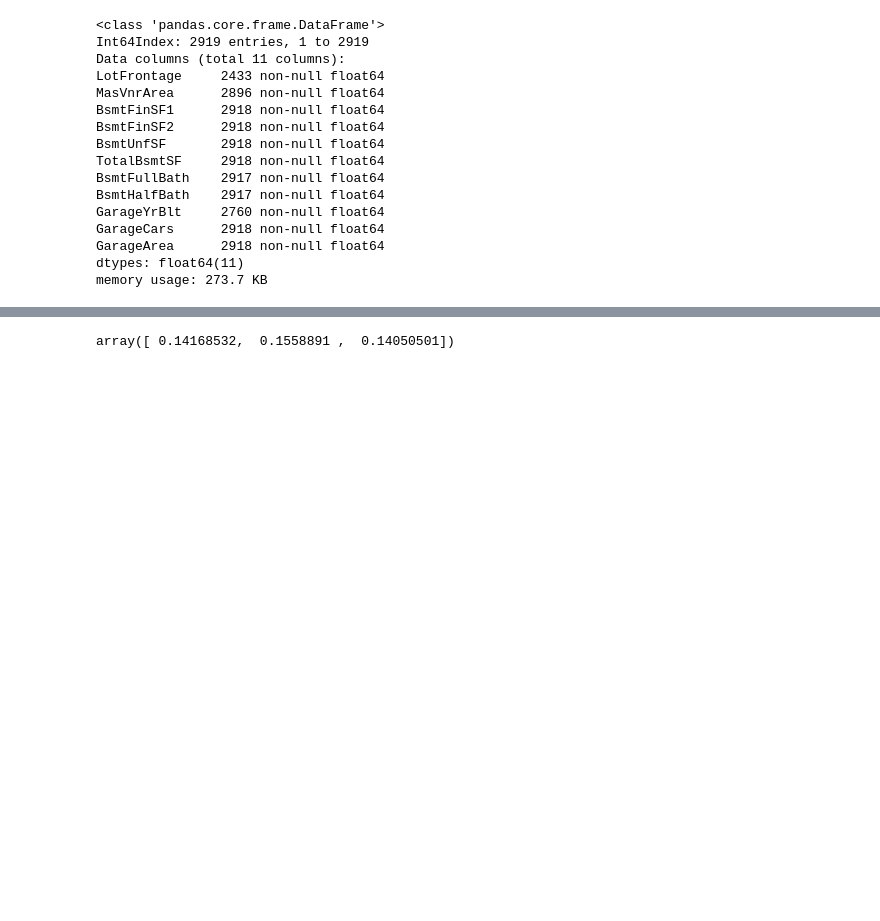
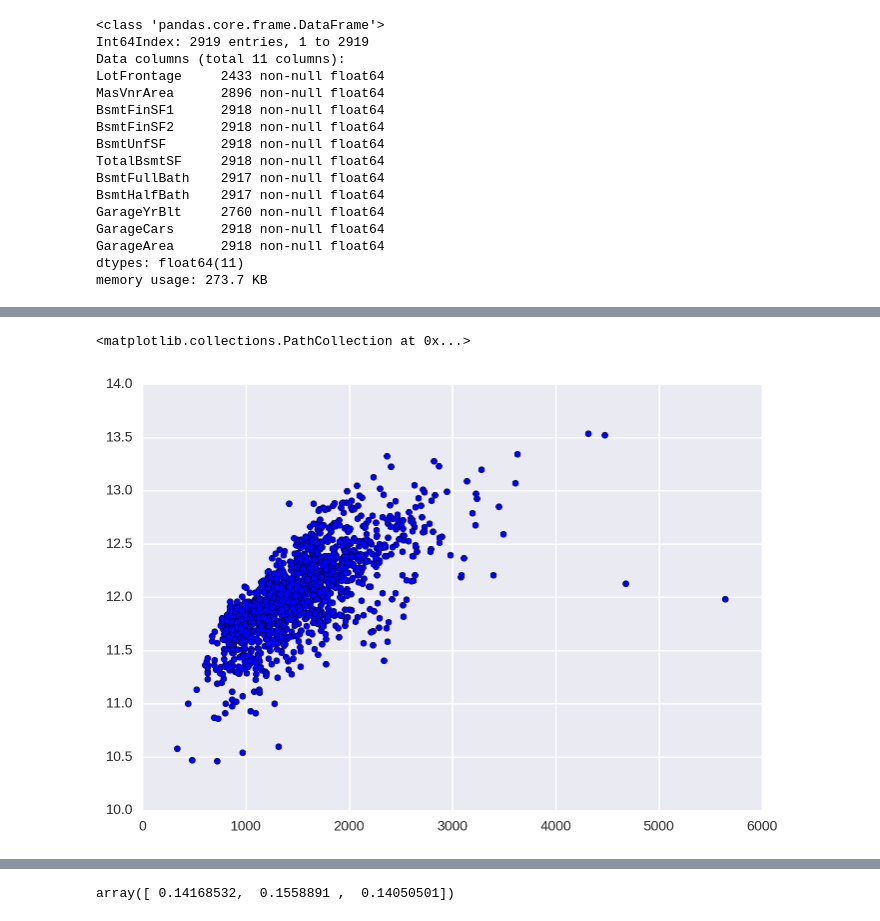
Before and after one commit to princewang1994/Kaggle, a Jupyter notebook: house_price/code/house_price.ipynb, the cells around one changed output, grey strips where cells are left out. Saved outputs shown, nothing was run; the diff lists cells and outputs as text; code cells hidden in the pictures; blank space fills up the shorter version.

```diff
--- a/house_price/code/house_price.ipynb
+++ b/house_price/code/house_price.ipynb
@@ -178,0 +270,12 @@ bestFeat = importance[importance > 1e-3].index
+# %%
+from xgboost import XGBRegressor
+xgb = XGBRegressor(n_estimators=400)
+rmse(xgb)
+xgb.fit(train_df.values, target)
+get_result(xgb, desc='xgb') # A bit lower in scoring than gbdt
+# %%
+gbdt = GradientBoostingRegressor(n_estimators=500)
+print model
+rmse(model)
+gbdt.fit(train_df.values, target)
+get_result(gbdt, 'gbdt') # Kaggle scoring 0.13194
@@ -178,0 +316,5 @@ bestFeat = importance[importance > 1e-3].index
+# %%
+plt.scatter(train_df.GrLivArea, target)
+# %% [output]
+<matplotlib.collections.PathCollection at 0x...>
+[figure, added]
```
Also changed, not shown: parts of 44 cells of this notebook, 9 other files.
